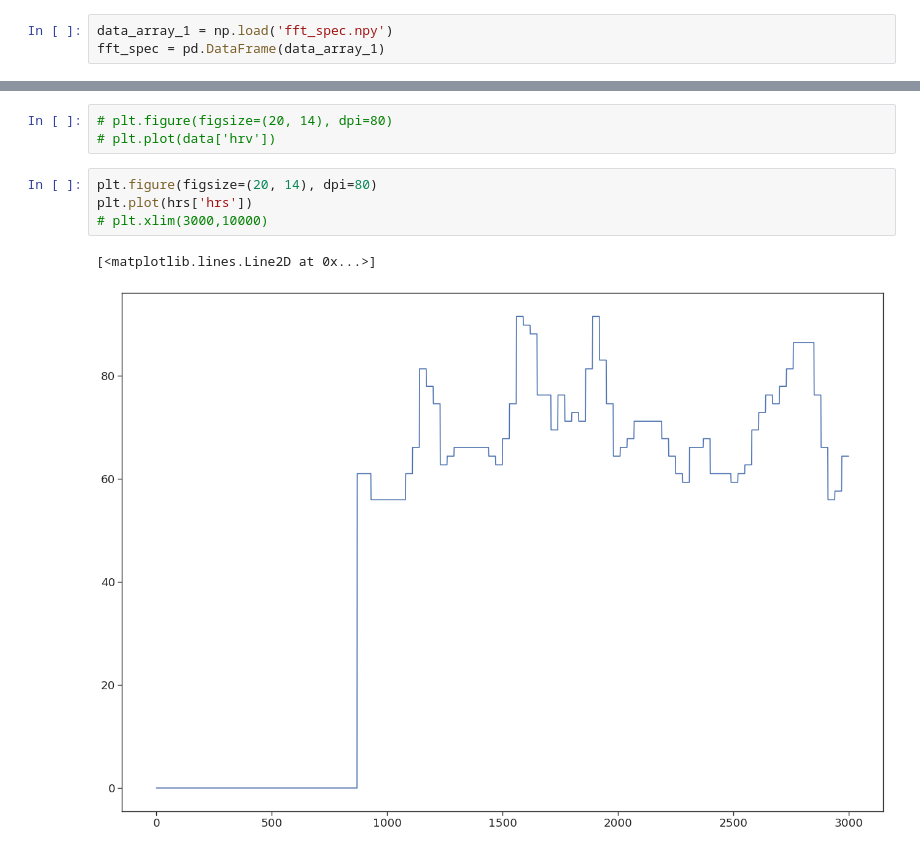
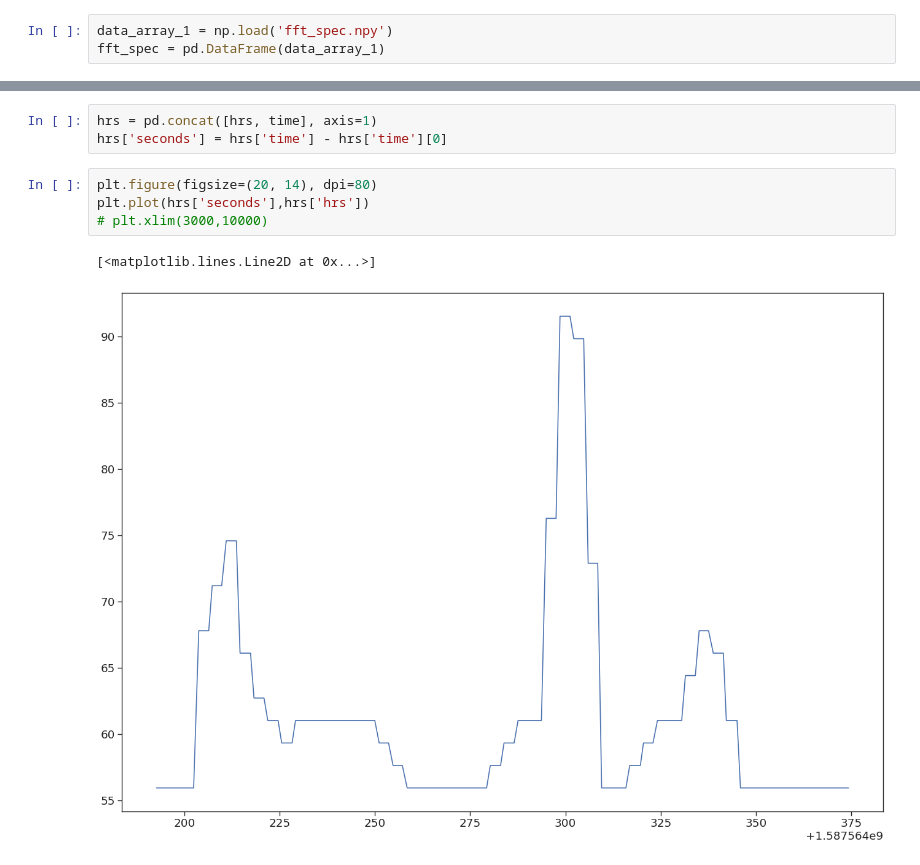
Before and after one commit to RamfisCenteno/rPPG, a Jupyter notebook: Untitled.ipynb, the cells around one changed output, grey strips where cells are left out. Cells and saved outputs as stored; diff of their text form.

```diff
--- a/Untitled.ipynb
+++ b/Untitled.ipynb
@@ -243,10 +137,10 @@ statistics.variance(sample)
+# %%
+hrs = pd.concat([hrs, time], axis=1)
+hrs['seconds'] = hrs['time'] - hrs['time'][0]
 # %%
-# plt.figure(figsize=(20, 14), dpi=80)
-# plt.plot(data['hrv'])
+plt.figure(figsize=(20, 14), dpi=80)
+plt.plot(hrs['seconds'],hrs['hrs'])
+# plt.xlim(3000,10000)
+# %% [output]
+[<matplotlib.lines.Line2D at 0x...>]
+[figure, added]
-# %%
-plt.figure(figsize=(20, 14), dpi=80)
-plt.plot(hrs['hrs'])
-# plt.xlim(3000,10000)
-# %% [output]
-[<matplotlib.lines.Line2D at 0x...>]
-[figure, removed]
```
Also changed, not shown: parts of 34 cells of this notebook, 10 other files.
